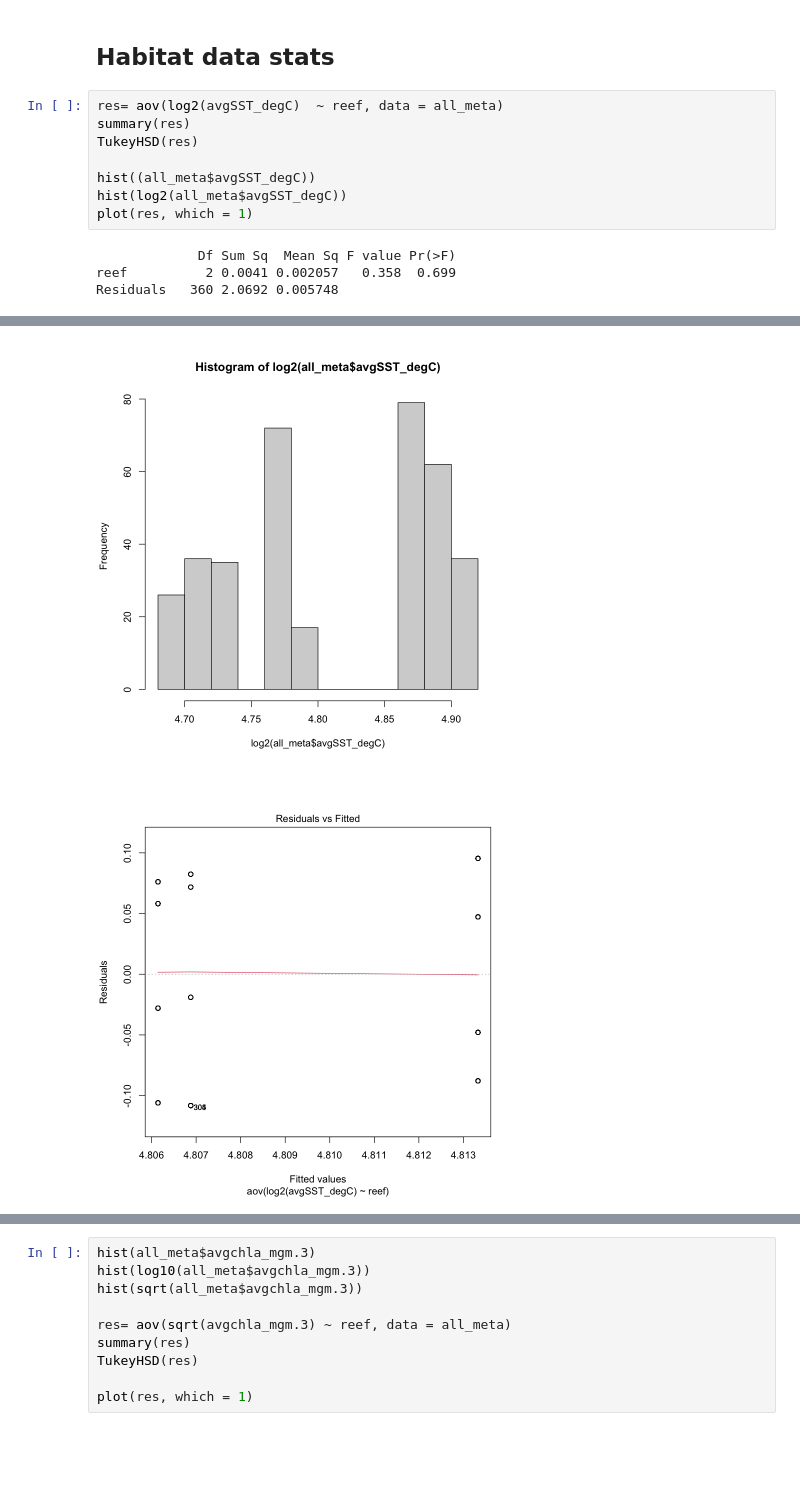
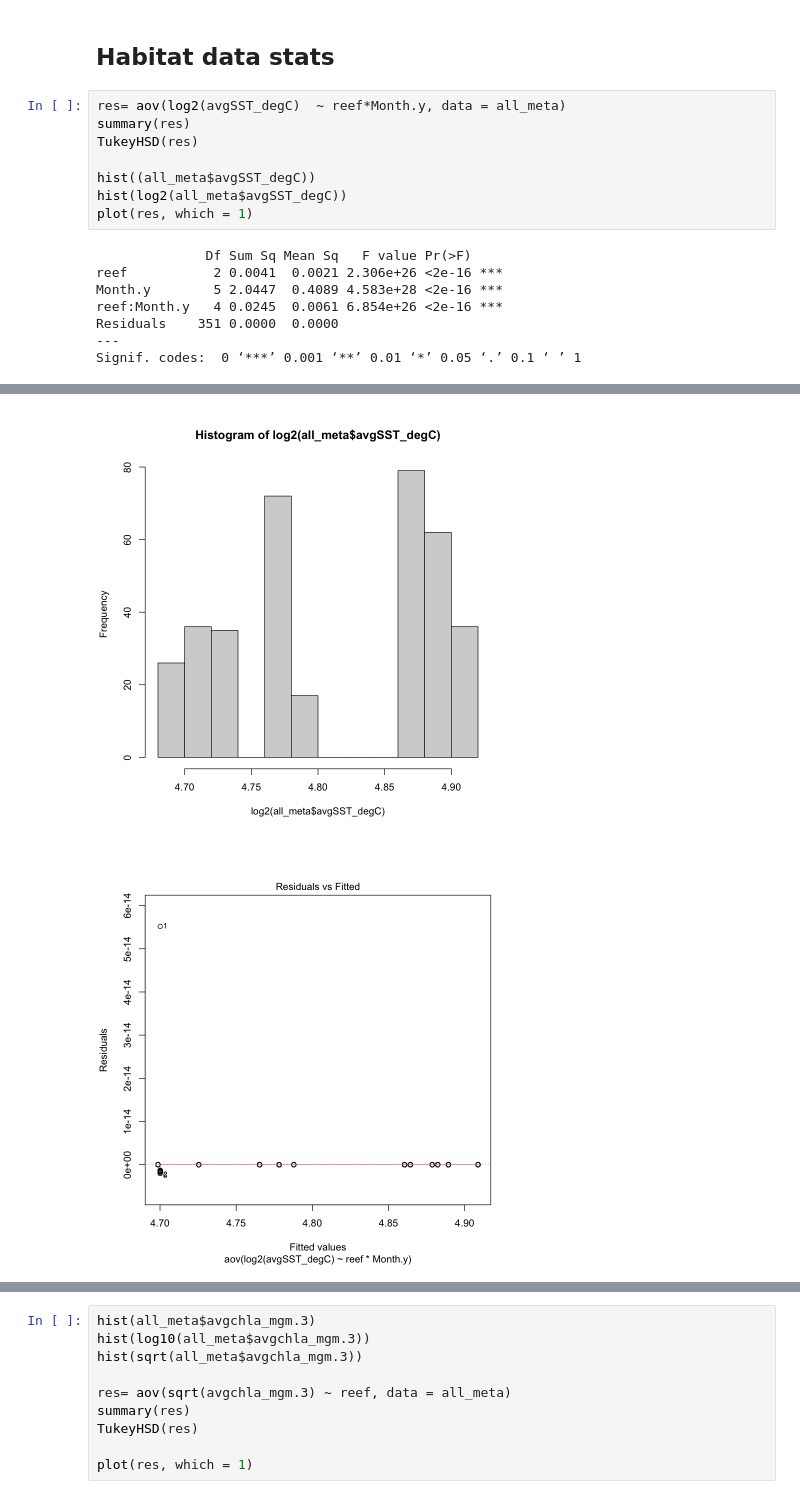
Before and after one commit to srosales712/CoralPersistence, a Jupyter notebook: Notebooks/Figs_Stats_HabitatData.ipynb, the cells around one changed output, grey strips where cells are left out. Drawn from its saved outputs; the diff is of its cells as text; blank space fills up the shorter version.

```diff
--- a/Notebooks/Figs_Stats_HabitatData.ipynb
+++ b/Notebooks/Figs_Stats_HabitatData.ipynb
@@ -743,7 +895,7 @@ A tibble: 6 × 47
 # %% [markdown]
 ## Habitat data stats
 # %%
-res= aov(log2(avgSST_degC)  ~ reef, data = all_meta)
+res= aov(log2(avgSST_degC)  ~ reef*Month.y, data = all_meta)
 summary(res)
 TukeyHSD(res)
 
@@ -751,9 +903,13 @@ hist((all_meta$avgSST_degC))
 hist(log2(all_meta$avgSST_degC))
 plot(res, which = 1)
 # %% [output]
-             Df Sum Sq  Mean Sq F value Pr(>F)
-reef          2 0.0041 0.002057   0.358  0.699
-Residuals   360 2.0692 0.005748
+              Df Sum Sq Mean Sq   F value Pr(>F)
+reef           2 0.0041  0.0021 2.306e+26 <2e-16 ***
+Month.y        5 2.0447  0.4089 4.583e+28 <2e-16 ***
+reef:Month.y   4 0.0245  0.0061 6.854e+26 <2e-16 ***
+Residuals    351 0.0000  0.0000
+---
+Signif. codes:  0 ‘***’ 0.001 ‘**’ 0.01 ‘*’ 0.05 ‘.’ 0.1 ‘ ’ 1
   Tukey multiple comparisons of means
     95% family-wise confidence level
 
@@ -767,3 +930,3 @@ pr-ndr -0.0071829161 -0.02851097 0.01414514 0.7078215
 [figure]
 [figure]
-[figure, old version]
+[figure, new version]
```
Also changed, not shown: parts of 29 cells of this notebook, 4 other files.
